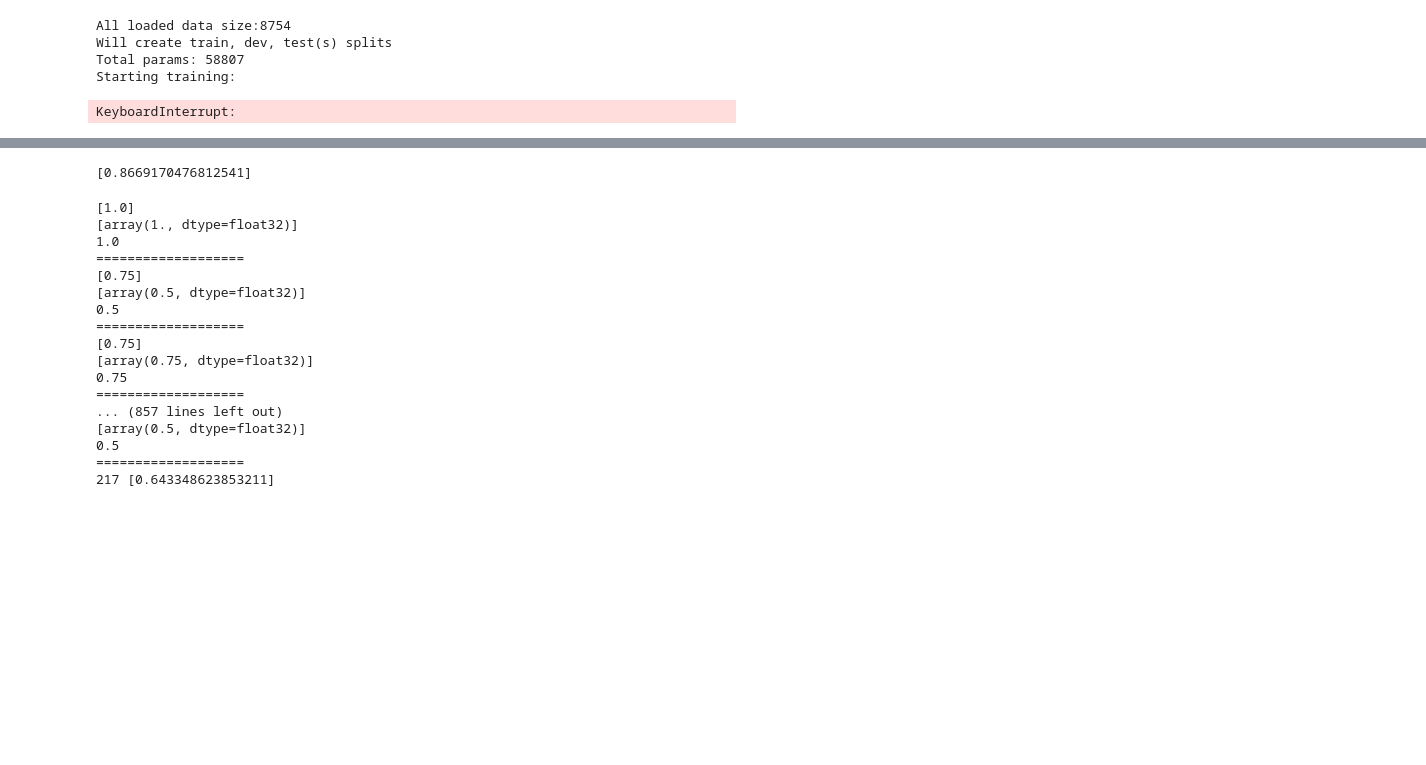
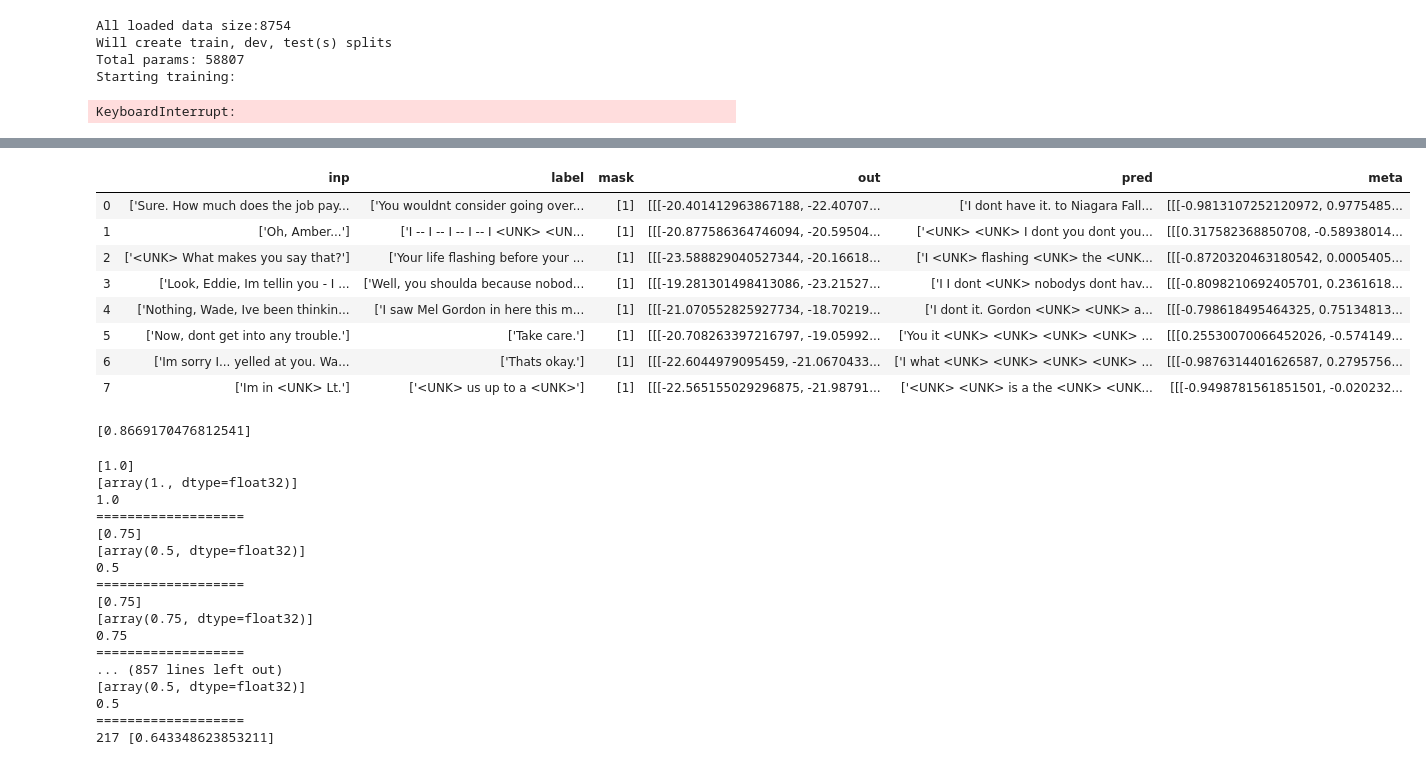
Before and after one commit to jkhouja/experimenter, a Jupyter notebook: notebooks/Testing.ipynb, the cells around one changed output, grey strips where cells are left out. Saved outputs shown, nothing was run; the diff lists cells and outputs as text; code cells hidden in the pictures; blank space fills up the shorter version.

```diff
--- a/notebooks/Testing.ipynb
+++ b/notebooks/Testing.ipynb
@@ -121,3 +152,17 @@ KeyboardInterrupt:
+# %%
+import pandas as pd
+s = pd.read_csv("preds.csv")
+s.head(200)
+# %% [output]
+|  | inp | label | mask | out | pred | meta |
+| 0 | ['Sure. How much does the job pay... | ['You wouldnt consider going over... | [1] | [[[-20.401412963867188, -22.40707... | ['I dont have it. to Niagara Fall... | [[[-0.9813107252120972, 0.9775485... |
+| 1 | ['Oh, Amber...'] | ['I -- I -- I -- I -- I <UNK> <UN... | [1] | [[[-20.877586364746094, -20.59504... | ['<UNK> <UNK> I dont you dont you... | [[[0.317582368850708, -0.58938014... |
+| 2 | ['<UNK> What makes you say that?'] | ['Your life flashing before your ... | [1] | [[[-23.588829040527344, -20.16618... | ['I <UNK> flashing <UNK> the <UNK... | [[[-0.8720320463180542, 0.0005405... |
+| 3 | ['Look, Eddie, Im tellin you - I ... | ['Well, you shoulda because nobod... | [1] | [[[-19.281301498413086, -23.21527... | ['I I dont <UNK> nobodys dont hav... | [[[-0.8098210692405701, 0.2361618... |
+| 4 | ['Nothing, Wade, Ive been thinkin... | ['I saw Mel Gordon in here this m... | [1] | [[[-21.070552825927734, -18.70219... | ['I dont it. Gordon <UNK> <UNK> a... | [[[-0.798618495464325, 0.75134813... |
+| 5 | ['Now, dont get into any trouble.'] | ['Take care.'] | [1] | [[[-20.708263397216797, -19.05992... | ['You it <UNK> <UNK> <UNK> <UNK> ... | [[[0.25530070066452026, -0.574149... |
+| 6 | ['Im sorry I... yelled at you. Wa... | ['Thats okay.'] | [1] | [[[-22.6044979095459, -21.0670433... | ['I what <UNK> <UNK> <UNK> <UNK> ... | [[[-0.9876314401626587, 0.2795756... |
+| 7 | ['Im in <UNK> Lt.'] | ['<UNK> us up to a <UNK>'] | [1] | [[[-22.565155029296875, -21.98791... | ['<UNK> <UNK> is a the <UNK> <UNK... | [[[-0.9498781561851501, -0.020232... |
 # %%
 # Evaluate on training
 selected_data = trainer_smart.processor.get_data()
```
Also changed, not shown: parts of 15 cells of this notebook, 37 other files.
